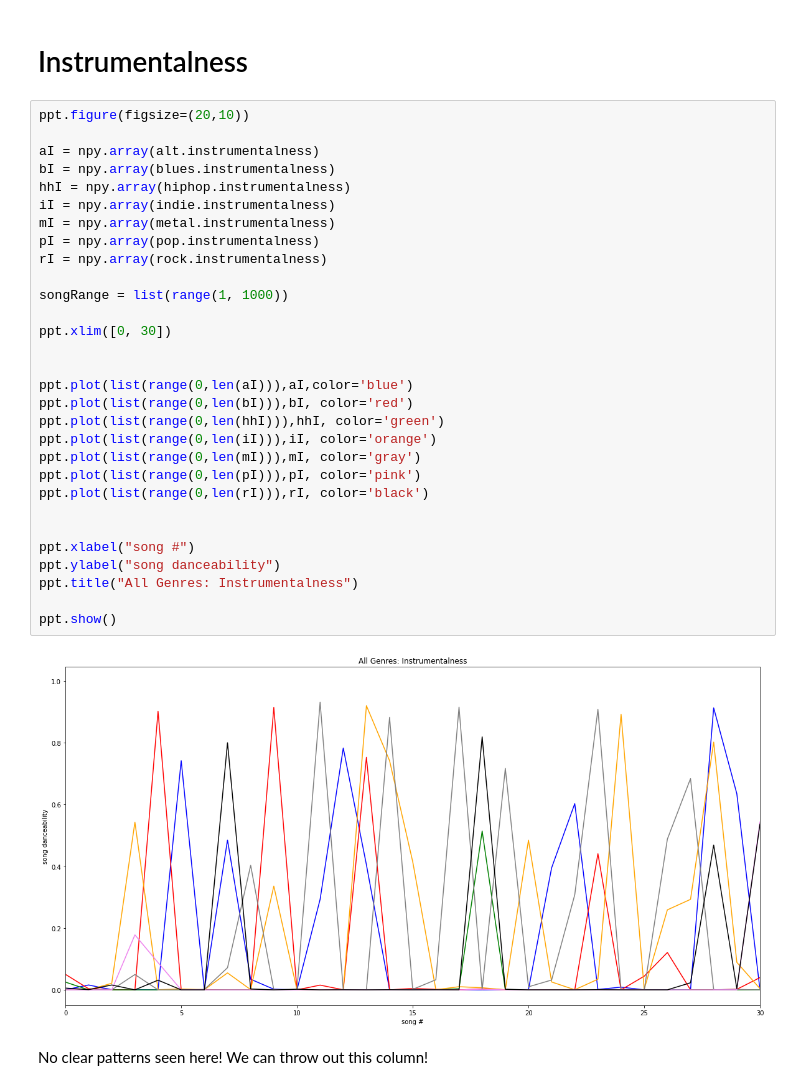
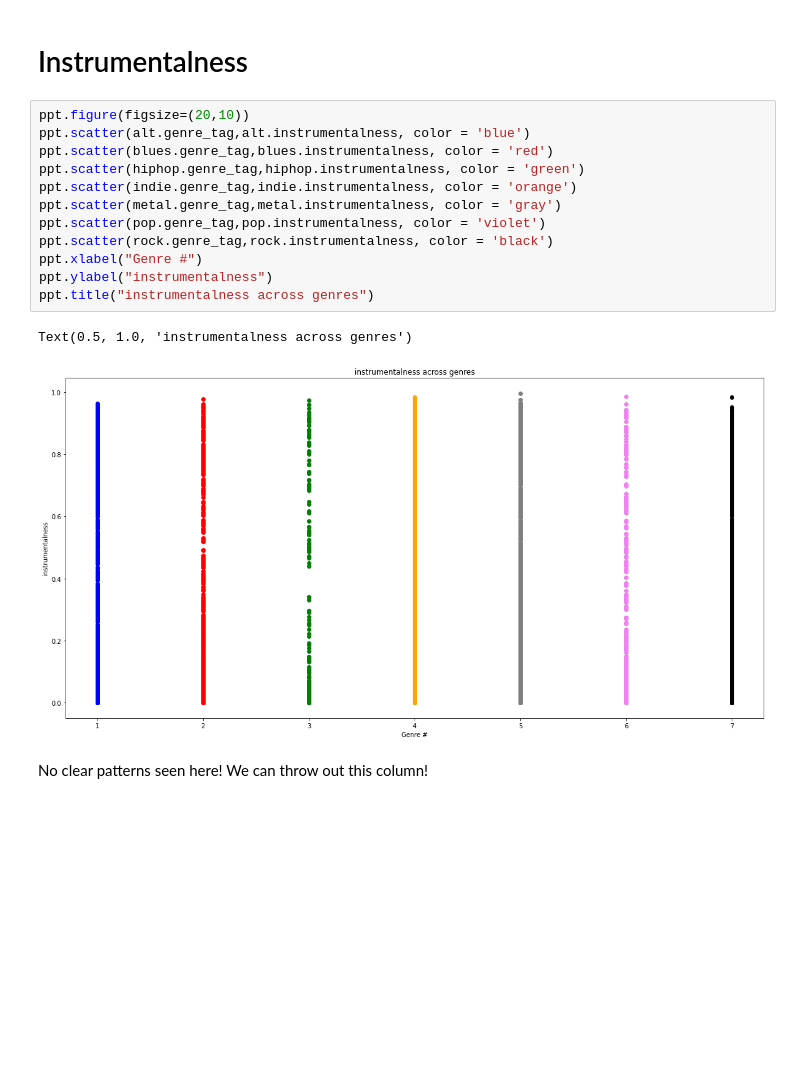
Before and after one commit to AnthonyMarin/CSCI-166-GenreClassification, a Jupyter notebook: Untitled.ipynb, the cells around one changed output. Saved outputs shown, nothing was run; the diff lists cells and outputs as text; blank space fills up the shorter version.

```diff
--- a/Untitled.ipynb
+++ b/Untitled.ipynb
@@ -137,36 +139,19 @@ Text(0.5, 1.0, 'Loudness across genres')
 # Instrumentalness
 # %%
 ppt.figure(figsize=(20,10))
-
-aI = npy.array(alt.instrumentalness)
-bI = npy.array(blues.instrumentalness)
-hhI = npy.array(hiphop.instrumentalness)
-iI = npy.array(indie.instrumentalness)
-mI = npy.array(metal.instrumentalness)
-pI = npy.array(pop.instrumentalness)
-rI = npy.array(rock.instrumentalness)
-
-songRange = list(range(1, 1000))
-
-ppt.xlim([0, 30])
-
-
-ppt.plot(list(range(0,len(aI))),aI,color='blue')
-ppt.plot(list(range(0,len(bI))),bI, color='red')
-ppt.plot(list(range(0,len(hhI))),hhI, color='green')
-ppt.plot(list(range(0,len(iI))),iI, color='orange')
-ppt.plot(list(range(0,len(mI))),mI, color='gray')
-ppt.plot(list(range(0,len(pI))),pI, color='pink')
-ppt.plot(list(range(0,len(rI))),rI, color='black')
-
-
-ppt.xlabel("song #")
-ppt.ylabel("song danceability")
-ppt.title("All Genres: Instrumentalness")
-
-ppt.show()
+ppt.scatter(alt.genre_tag,alt.instrumentalness, color = 'blue')
+ppt.scatter(blues.genre_tag,blues.instrumentalness, color = 'red')
+ppt.scatter(hiphop.genre_tag,hiphop.instrumentalness, color = 'green')
+ppt.scatter(indie.genre_tag,indie.instrumentalness, color = 'orange')
+ppt.scatter(metal.genre_tag,metal.instrumentalness, color = 'gray')
+ppt.scatter(pop.genre_tag,pop.instrumentalness, color = 'violet')
+ppt.scatter(rock.genre_tag,rock.instrumentalness, color = 'black')
+ppt.xlabel("Genre #")
+ppt.ylabel("instrumentalness")
+ppt.title("instrumentalness across genres")
 # %% [output]
+Text(0.5, 1.0, 'instrumentalness across genres')
-[figure, old version]
+[figure, new version]
 # %% [markdown]
 No clear patterns seen here! We can throw out this column!
 # %% [markdown]
```
Also changed, not shown: parts of 35 cells of this notebook, 1 other file.
